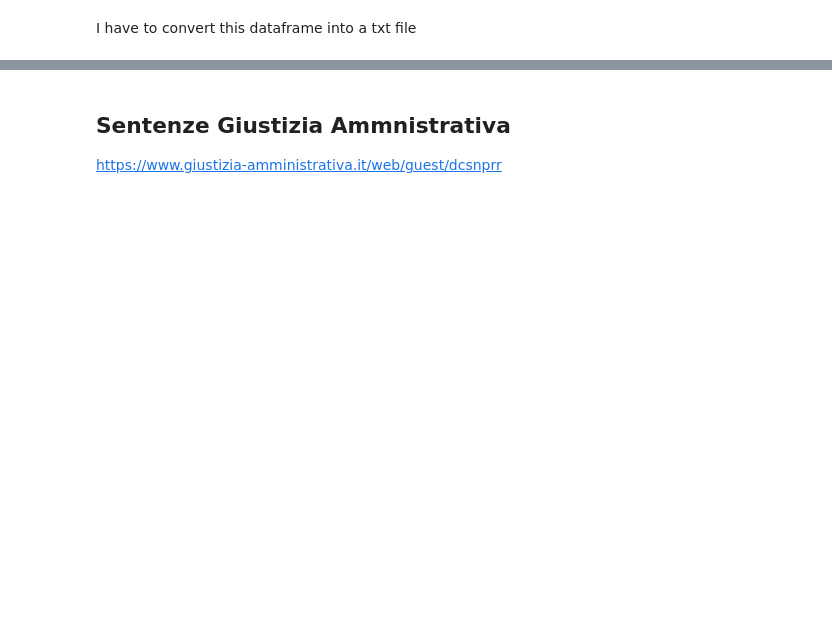
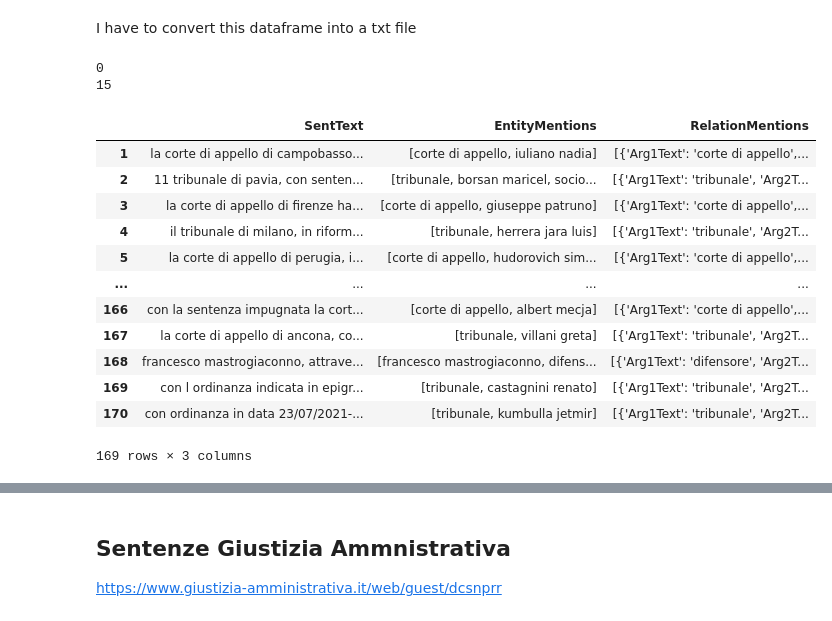
Before and after one commit to Gianpe/NLP_Anonymization, a Jupyter notebook: notebooks/Step2_DataPreparation/DataUnd_DataPrep.ipynb, the cells around one changed output, grey strips where cells are left out. Drawn from its saved outputs; the diff is of its cells as text; code cells hidden in the pictures; blank space fills up the shorter version.

```diff
--- a/notebooks/Step2_DataPreparation/DataUnd_DataPrep.ipynb
+++ b/notebooks/Step2_DataPreparation/DataUnd_DataPrep.ipynb
@@ -292,3 +472,29 @@ def create_dict(df_row):
 
 
     return diz
+# %%
+for i in range(data_annotated.shape[0]):
+    try:
+        create_dict(data_annotated.iloc[i])
+    except:
+        print(i)
+# %% [output]
+0
+15
+# %%
+data_annotated = data_annotated.drop([0,15])
+data_annotated
+# %% [output]
+|  | SentText | EntityMentions | RelationMentions |
+| 1 | la corte di appello di campobasso... | [corte di appello, iuliano nadia] | [{'Arg1Text': 'corte di appello',... |
+| 2 | 11 tribunale di pavia, con senten... | [tribunale, borsan maricel, socio... | [{'Arg1Text': 'tribunale', 'Arg2T... |
+| 3 | la corte di appello di firenze ha... | [corte di appello, giuseppe patruno] | [{'Arg1Text': 'corte di appello',... |
+| 4 | il tribunale di milano, in riform... | [tribunale, herrera jara luis] | [{'Arg1Text': 'tribunale', 'Arg2T... |
+| 5 | la corte di appello di perugia, i... | [corte di appello, hudorovich sim... | [{'Arg1Text': 'corte di appello',... |
+| ... | ... | ... | ... |
+| 166 | con la sentenza impugnata la cort... | [corte di appello, albert mecja] | [{'Arg1Text': 'corte di appello',... |
+| 167 | la corte di appello di ancona, co... | [tribunale, villani greta] | [{'Arg1Text': 'tribunale', 'Arg2T... |
+| 168 | francesco mastrogiaconno, attrave... | [francesco mastrogiaconno, difens... | [{'Arg1Text': 'difensore', 'Arg2T... |
+| 169 | con l ordinanza indicata in epigr... | [tribunale, castagnini renato] | [{'Arg1Text': 'tribunale', 'Arg2T... |
+| 170 | con ordinanza in data 23/07/2021-... | [tribunale, kumbulla jetmir] | [{'Arg1Text': 'tribunale', 'Arg2T... |
+169 rows × 3 columns
```
Also changed, not shown: parts of 25 cells of this notebook, 13 other files.
